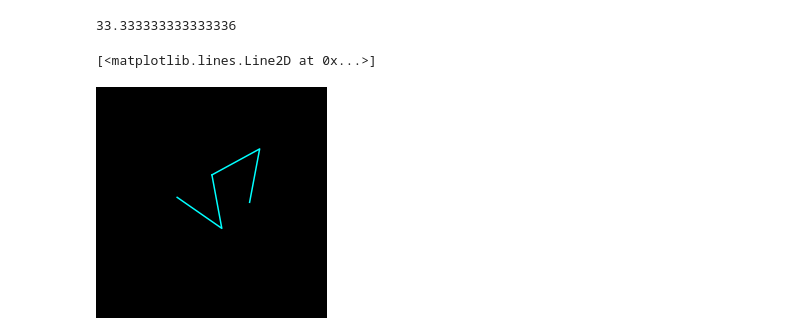
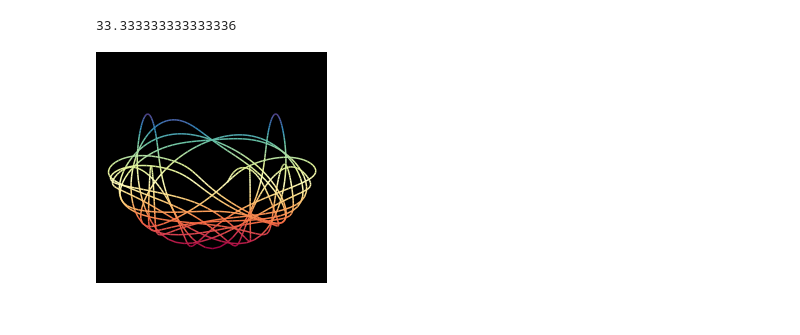
Before and after one commit to csecen/art_of_math, a Jupyter notebook: double_pendulum/double_pendulum.ipynb, the cells around one changed output. Cells and saved outputs as stored; diff of their text form; code cells hidden in the pictures.

```diff
--- a/double_pendulum/double_pendulum.ipynb
+++ b/double_pendulum/double_pendulum.ipynb
@@ -220,18 +280,28 @@ ani.save('test.gif', writer='pillow', fps=1 / dt)
 # %%
 fig = plt.figure()
 fig.patch.set_facecolor('black')
 ax = fig.add_subplot(111, autoscale_on=True, xlim=(-4, 4), ylim=(-4, 4))
 ax.set_aspect('equal')
 ax.axis('off')
 
-thisx = [0, x1[2], x2[2]]
-thisy = [1, y1[2]+1, y2[2]+1]
-ax.plot(thisx, thisy, color='cyan')
-thisx = [0, x1[200], x2[200]]
-thisy = [1, y1[200]+1, y2[200]+1]
-ax.plot(thisx, thisy, color='cyan')
+# thisx = [0, x1[2], x2[2]]
+# thisy = [1, y1[2]+1, y2[2]+1]
+# ax.plot(thisx, thisy, color='cyan')
+# thisx = [0, x1[200], x2[200]]
+# thisy = [1, y1[200]+1, y2[200]+1]
+# ax.plot(thisx, thisy, color='cyan')
 # ax.plot(x2[:], y2[:]+1, color='cyan')
+
+
+points = np.array([x2, y2+1]).T.reshape(-1, 1, 2)
+segments = np.concatenate([points[:-1], points[1:]], axis=1)
+
+norm = plt.Normalize(y2.min(), y2.max())
+lc = LineCollection(segments, cmap='Spectral', norm=norm)
 # ax.scatter(x2[:], y2[:]+1, c=y2[:], cmap='twilight')
+lc.set_array(y2)
+ax.add_collection(lc)
+
+plt.show()
 # %% [output]
-[<matplotlib.lines.Line2D at 0x...>]
-[figure, old version]
+[figure, new version]
```
Also changed, not shown: parts of 9 cells of this notebook, 2 other files.
